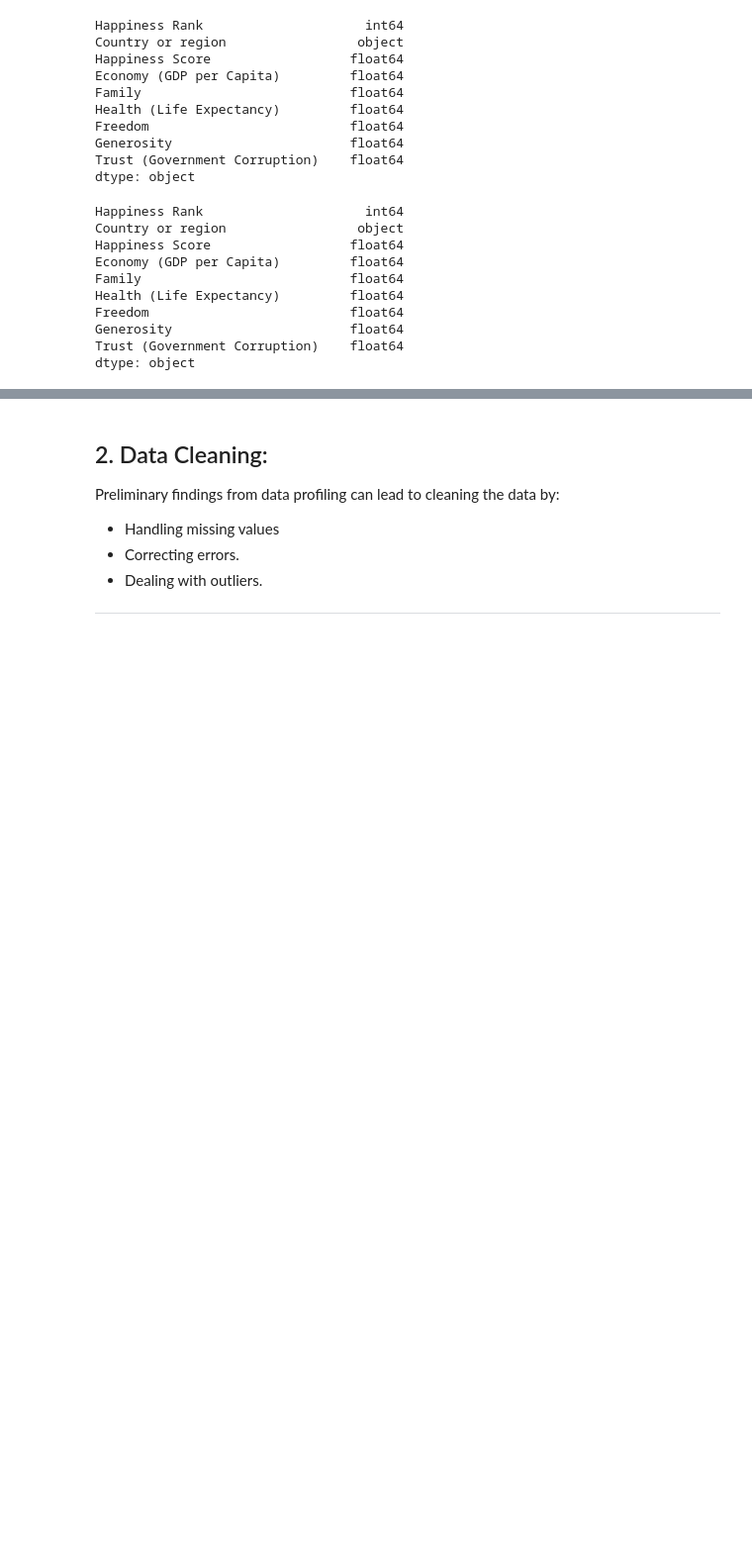
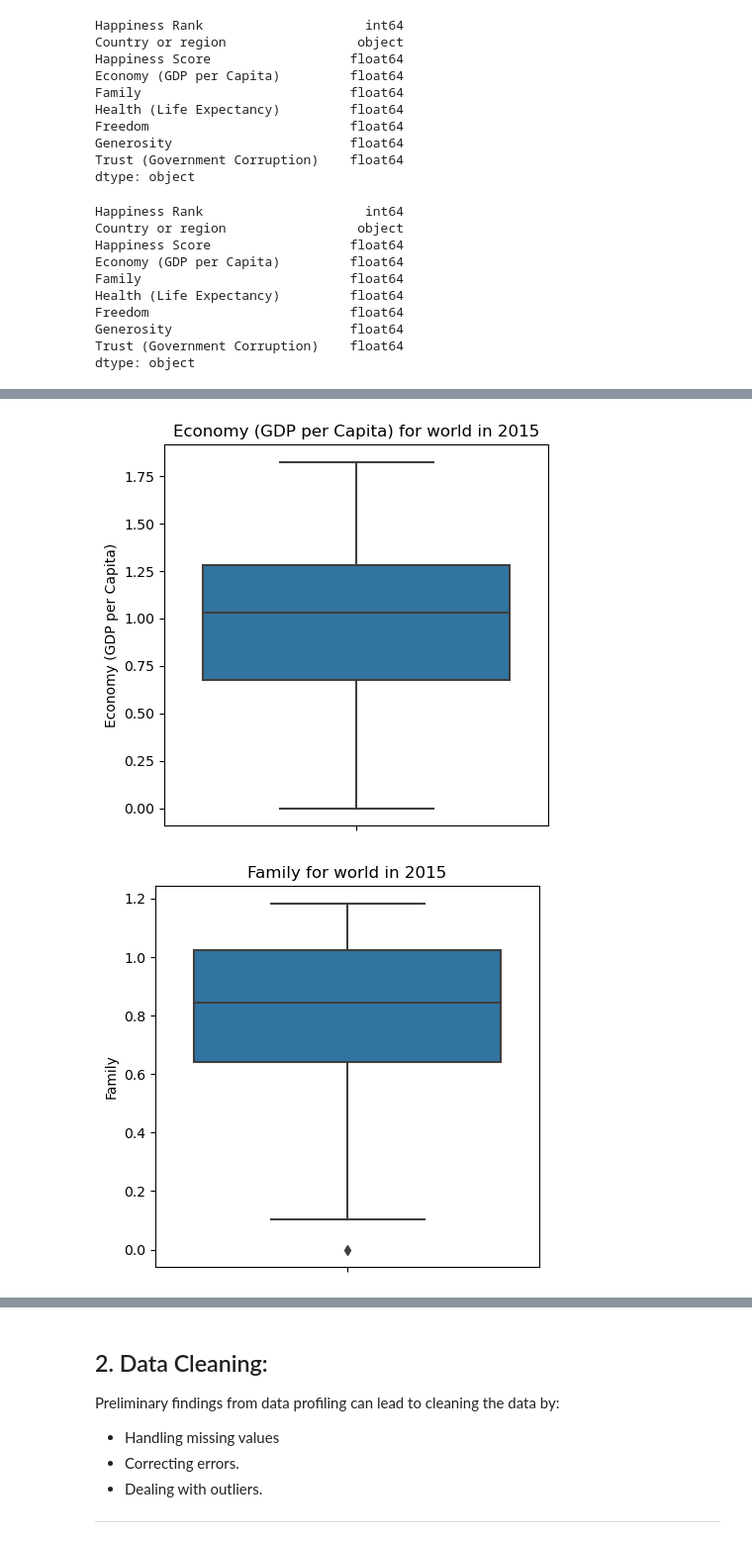
Before and after one commit to Lama18/Usecase-2, a Jupyter notebook: lamaAbeshri_EDA explain template.ipynb, the cells around one changed output, grey strips where cells are left out. Shown at 99% size. Cells and saved outputs as stored; diff of their text form; code cells hidden in the pictures; blank space fills up the shorter version.

```diff
--- a/lamaAbeshri_EDA explain template.ipynb
+++ b/lamaAbeshri_EDA explain template.ipynb
@@ -913,0 +910,36 @@ We use 3 common visualization methods:
+# %%
+# Create a figure with a specific size
+plt.figure(figsize=(5, 5))
+
+# Plot the boxplots using Seaborn
+sns.boxplot(data=filtered_data_2015, y="Economy (GDP per Capita)")
+plt.title("Economy (GDP per Capita) for world in 2015")
+plt.show()
+
+plt.figure(figsize=(5, 5))
+sns.boxplot(data=filtered_data_2015, y="Family")
+plt.title("Family for world in 2015")
+plt.show()
+
+plt.figure(figsize=(5,5))
+sns.boxplot(data=filtered_data_2015, y="Health (Life Expectancy)")
+plt.title("Health (Life Expectancy) for world in 2015")
+plt.show()
+
+plt.figure(figsize=(5,5))
+sns.boxplot(data=filtered_data_2015, y="Freedom")
+plt.title("Freedom for world in 2015")
+plt.show()
+
+plt.figure(figsize=(5,5))
+sns.boxplot(data=filtered_data_2015, y="Generosity")
+plt.title("Generosity for world in 2015")
+plt.show()
+
+plt.figure(figsize=(5,5))
+sns.boxplot(data=filtered_data_2015, y="Trust (Government Corruption)")
+plt.title("Trust (Government Corruption) for world in 2015")
+plt.show()
+# %% [output]
+[figure, added]
+[figure, added]
```
Also changed, not shown: parts of 92 cells of this notebook.
